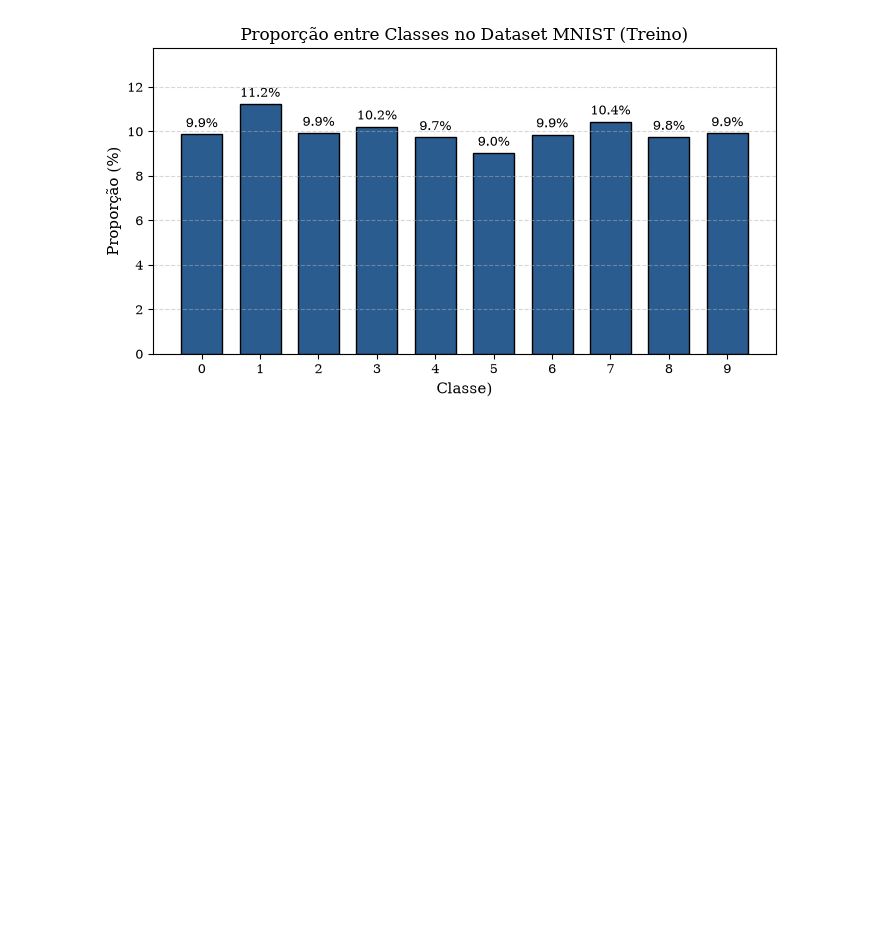
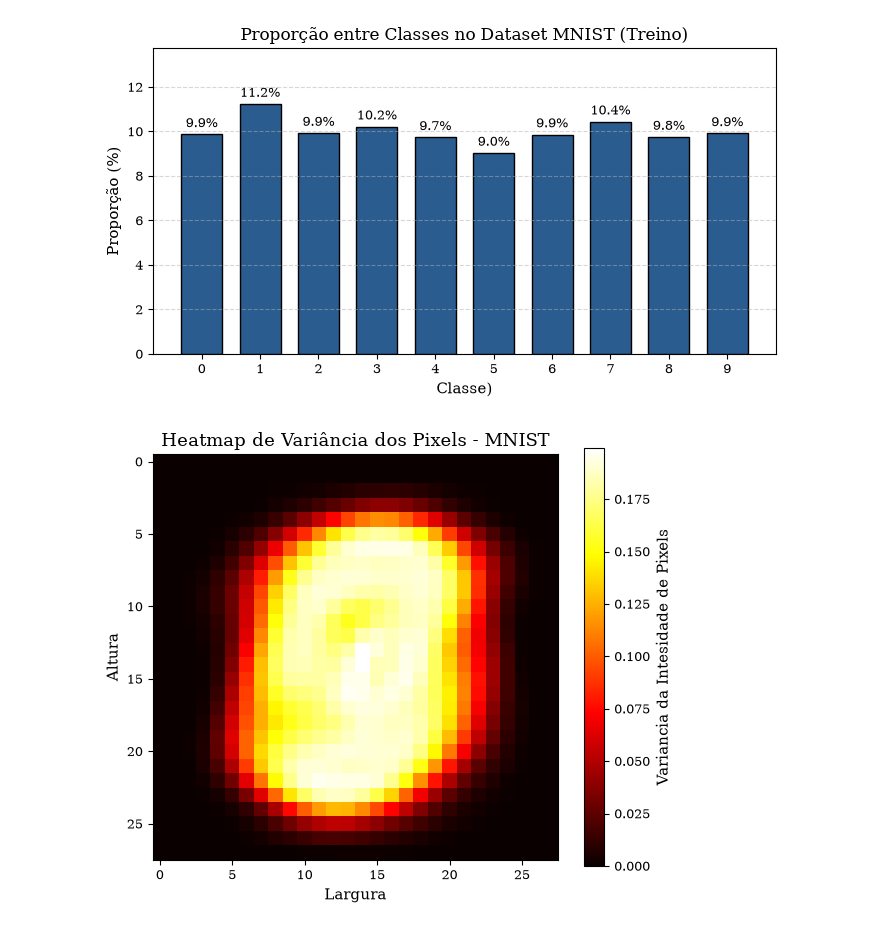
Before and after one commit to JulioT3lles/Supervised_Assignment_MC846, a Jupyter notebook: projeto_apoio_gate_sanidade.ipynb, the cells around one changed output. Saved outputs shown, nothing was run; the diff lists cells and outputs as text; code cells hidden in the pictures; blank space fills up the shorter version.

Commit message:
matriz de variancia de intensidade de pixel e histogramas de proporção de classes

```diff
--- a/projeto_apoio_gate_sanidade.ipynb
+++ b/projeto_apoio_gate_sanidade.ipynb
@@ -277,3 +277,28 @@ plt.savefig('proporcao_mnist.pdf', format='pdf', bbox_inches='tight')
 plt.show()
 # %% [output]
 [figure]
+# %%
+transform = transforms.ToTensor()
+mnist_train = datasets.MNIST(root='./data', train=True, download=True, transform=transform)
+
+all_img = torch.stack([img for img, _, in mnist_train])
+
+pixel_variance = torch.var(all_img, dim=0).squeeze()
+
+fig, ax = plt.subplots(figsize=(6, 5))
+
+heatmap = ax.imshow(pixel_variance.numpy(), cmap='hot', interpolation='nearest')
+
+cbar = plt.colorbar(heatmap, ax=ax)
+cbar.set_label('Variancia da Intesidade de Pixels', fontsize=11)
+ax.set_title('Heatmap de Variância dos Pixels - MNIST', fontsize=13)
+ax.set_xlabel('Largura', fontsize=11)
+ax.set_ylabel('Altura',  fontsize=11)
+
+plt.tight_layout()
+
+plt.savefig('variancia_pixels_mnist.pdf', format='pdf', bbox_inches='tight')
+
+plt.show()
+# %% [output]
+[figure, added]
```
Also changed, not shown: parts of 1 cell of this notebook, 1 other file.
